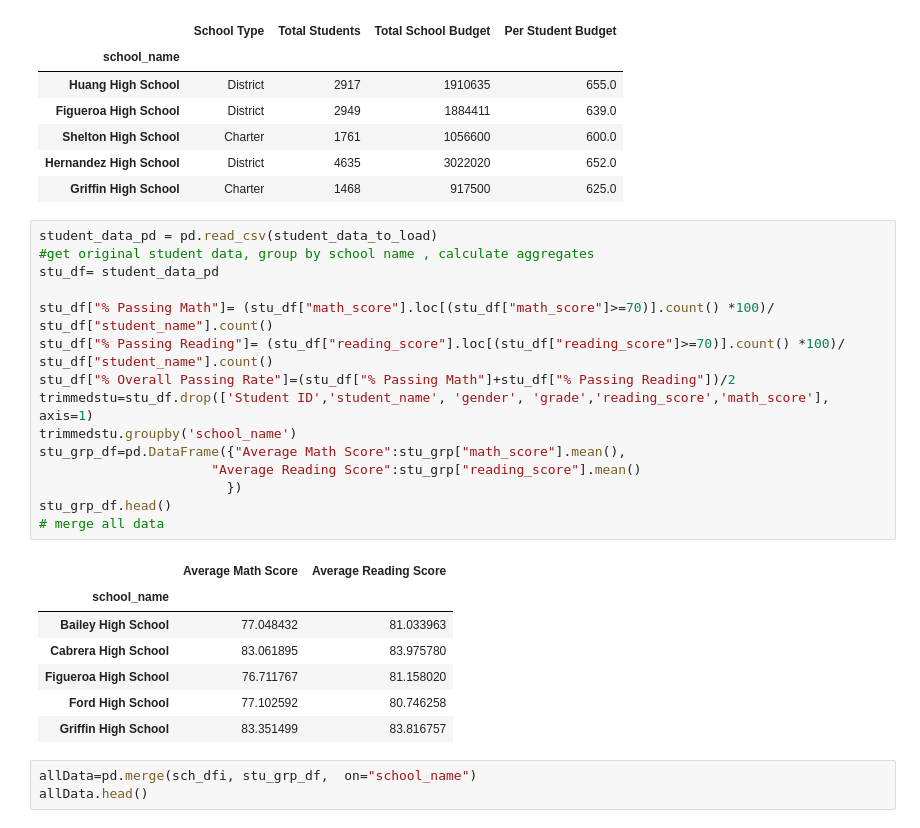
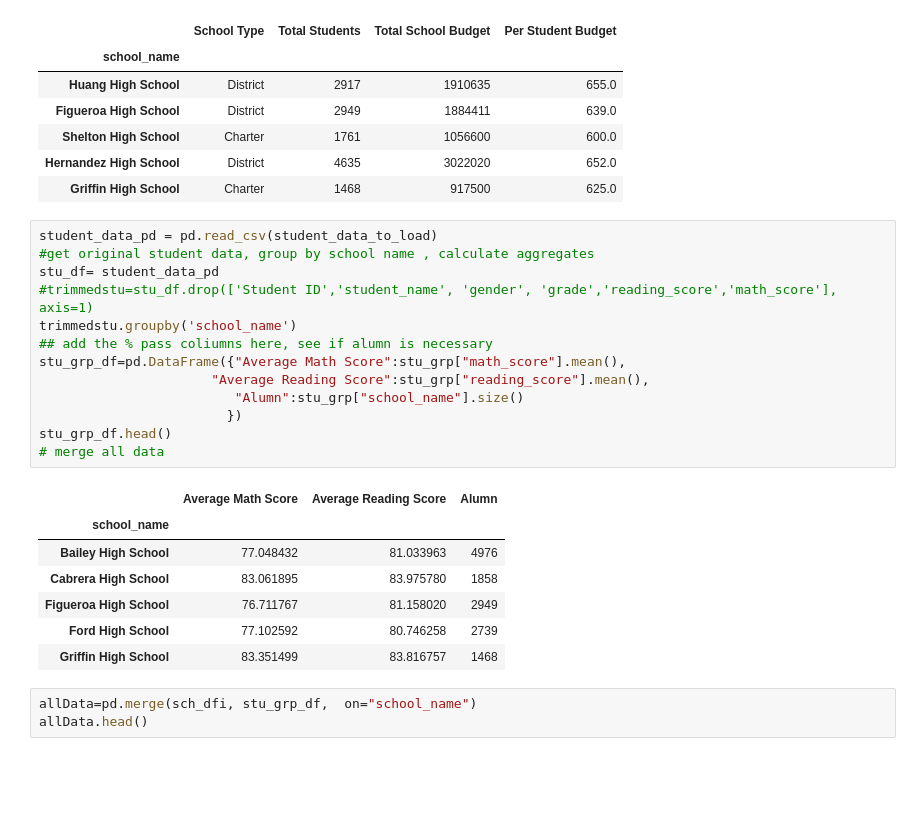
Before and after one commit to hvannia/AcademyOfPy, a Jupyter notebook: PyCitySchools.ipynb, the cells around one changed output. Saved outputs shown, nothing was run; the diff lists cells and outputs as text; blank space fills up the shorter version.

```diff
--- a/PyCitySchools.ipynb
+++ b/PyCitySchools.ipynb
@@ -155,26 +155,24 @@ sch_dfi.head()
 # %%
 student_data_pd = pd.read_csv(student_data_to_load)
 #get original student data, group by school name , calculate aggregates
 stu_df= student_data_pd
-
-stu_df["% Passing Math"]= (stu_df["math_score"].loc[(stu_df["math_score"]>=70)].count() *100)/ stu_df["student_name"].count()
-stu_df["% Passing Reading"]= (stu_df["reading_score"].loc[(stu_df["reading_score"]>=70)].count() *100)/ stu_df["student_name"].count()
-stu_df["% Overall Passing Rate"]=(stu_df["% Passing Math"]+stu_df["% Passing Reading"])/2
-trimmedstu=stu_df.drop(['Student ID','student_name', 'gender', 'grade','reading_score','math_score'], axis=1)
+#trimmedstu=stu_df.drop(['Student ID','student_name', 'gender', 'grade','reading_score','math_score'], axis=1)
 trimmedstu.groupby('school_name')
+## add the % pass coliumns here, see if alumn is necessary
 stu_grp_df=pd.DataFrame({"Average Math Score":stu_grp["math_score"].mean(),
-                      "Average Reading Score":stu_grp["reading_score"].mean()
+                      "Average Reading Score":stu_grp["reading_score"].mean(),
+                         "Alumn":stu_grp["school_name"].size()
                         })
 stu_grp_df.head()
 # merge all data
 # %% [output]
-|  | Average Math Score | Average Reading Score |
-| school_name |  |  |
-| Bailey High School | 77.048432 | 81.033963 |
-| Cabrera High School | 83.061895 | 83.975780 |
-| Figueroa High School | 76.711767 | 81.158020 |
-| Ford High School | 77.102592 | 80.746258 |
-| Griffin High School | 83.351499 | 83.816757 |
+|  | Average Math Score | Average Reading Score | Alumn |
+| school_name |  |  |  |
+| Bailey High School | 77.048432 | 81.033963 | 4976 |
+| Cabrera High School | 83.061895 | 83.975780 | 1858 |
+| Figueroa High School | 76.711767 | 81.158020 | 2949 |
+| Ford High School | 77.102592 | 80.746258 | 2739 |
+| Griffin High School | 83.351499 | 83.816757 | 1468 |
 # %%
 allData=pd.merge(sch_dfi, stu_grp_df,  on="school_name")
 allData.head()
```
Also changed, not shown: parts of 1 cell of this notebook.
